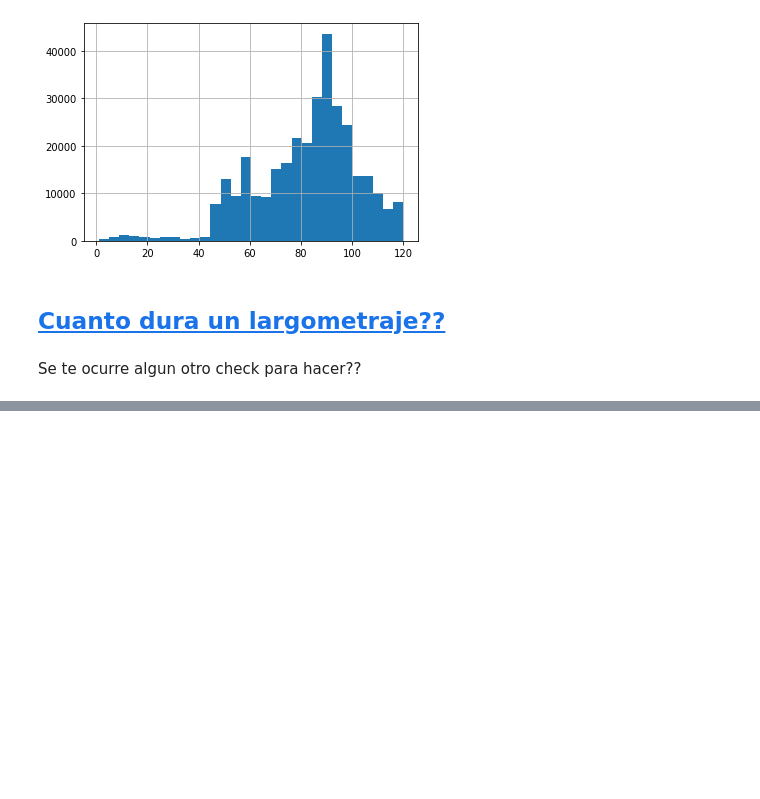
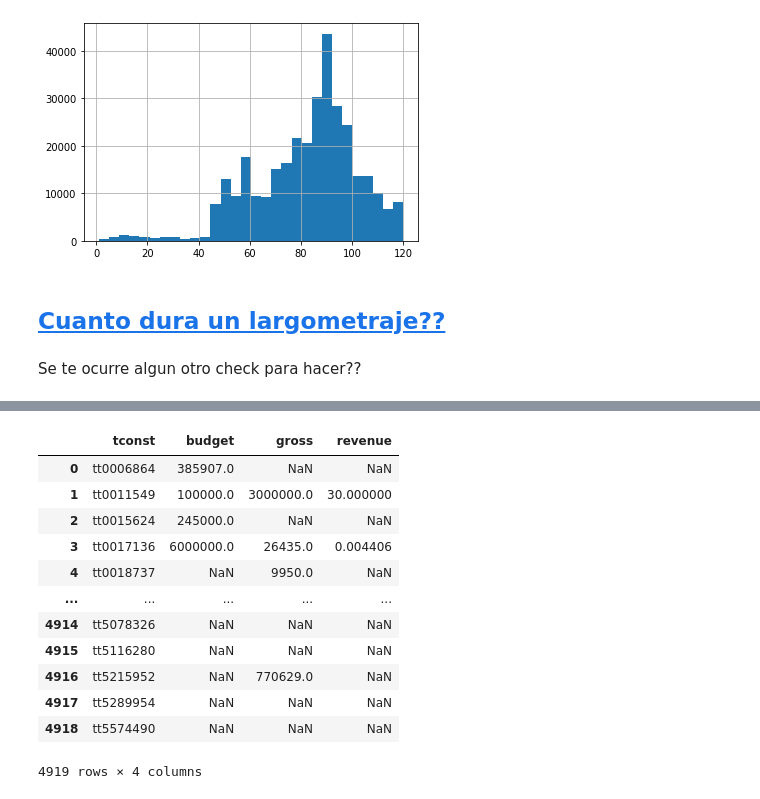
Before and after one commit to dataludus/machine_learning_practico, a Jupyter notebook: notebooks/clase-1/02_explore_the_data.ipynb, the cells around one changed output, grey strips where cells are left out. Cells and saved outputs as stored; diff of their text form; code cells hidden in the pictures; blank space fills up the shorter version.

```diff
--- a/notebooks/clase-1/02_explore_the_data.ipynb
+++ b/notebooks/clase-1/02_explore_the_data.ipynb
@@ -426,0 +522,18 @@ Se te ocurre algun otro check para hacer??
+# %%
+# eliminamos los valores repetidos
+movie_gross = movie_gross.groupby('tconst')[['budget', 'gross', 'revenue']].apply(max).reset_index()
+movie_gross
+# %% [output]
+|  | tconst | budget | gross | revenue |
+| 0 | tt0006864 | 385907.0 | NaN | NaN |
+| 1 | tt0011549 | 100000.0 | 3000000.0 | 30.000000 |
+| 2 | tt0015624 | 245000.0 | NaN | NaN |
+| 3 | tt0017136 | 6000000.0 | 26435.0 | 0.004406 |
+| 4 | tt0018737 | NaN | 9950.0 | NaN |
+| ... | ... | ... | ... | ... |
+| 4914 | tt5078326 | NaN | NaN | NaN |
+| 4915 | tt5116280 | NaN | NaN | NaN |
+| 4916 | tt5215952 | NaN | 770629.0 | NaN |
+| 4917 | tt5289954 | NaN | NaN | NaN |
+| 4918 | tt5574490 | NaN | NaN | NaN |
+4919 rows × 4 columns
```
Also changed, not shown: parts of 16 cells of this notebook.
